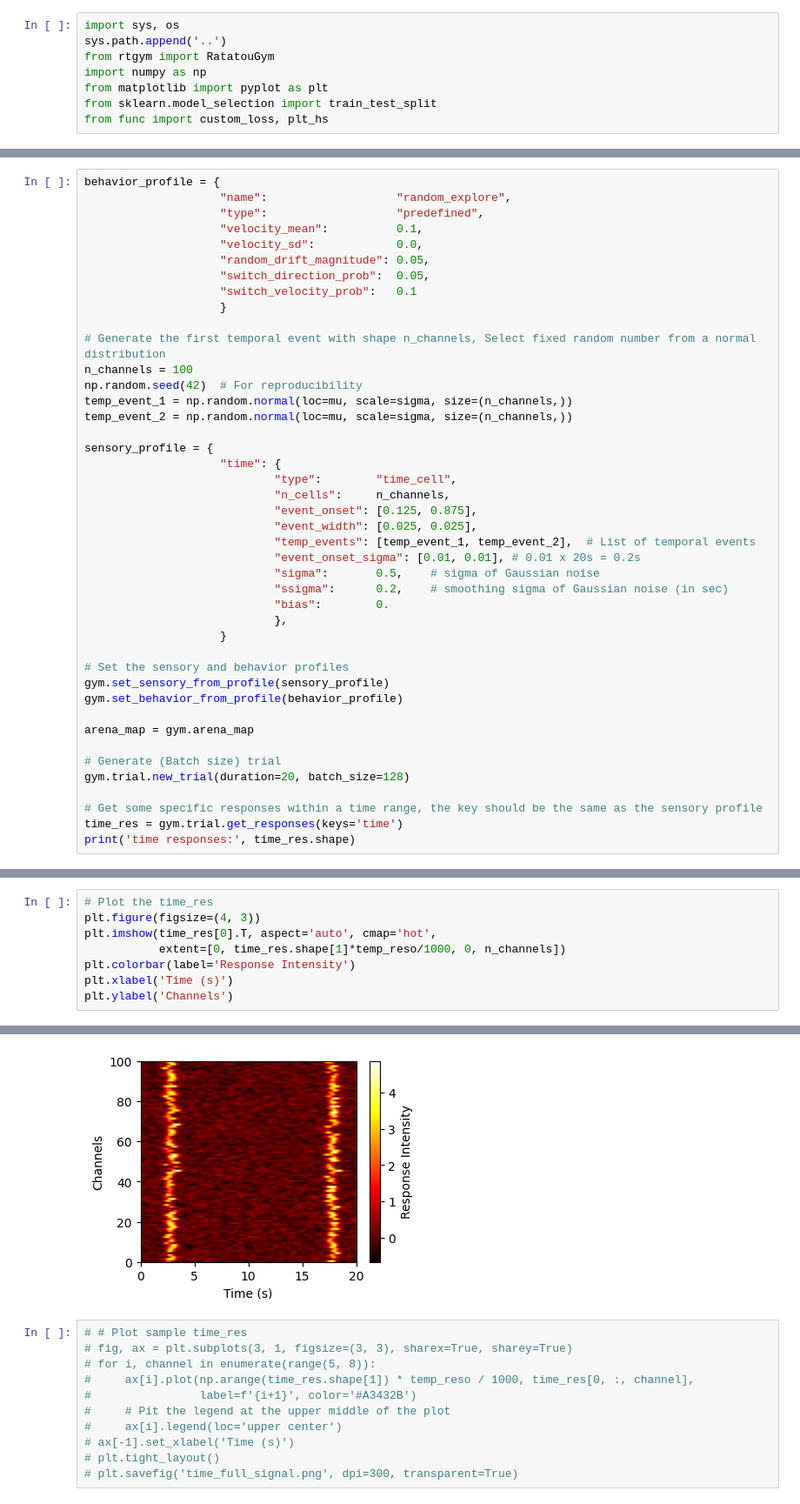
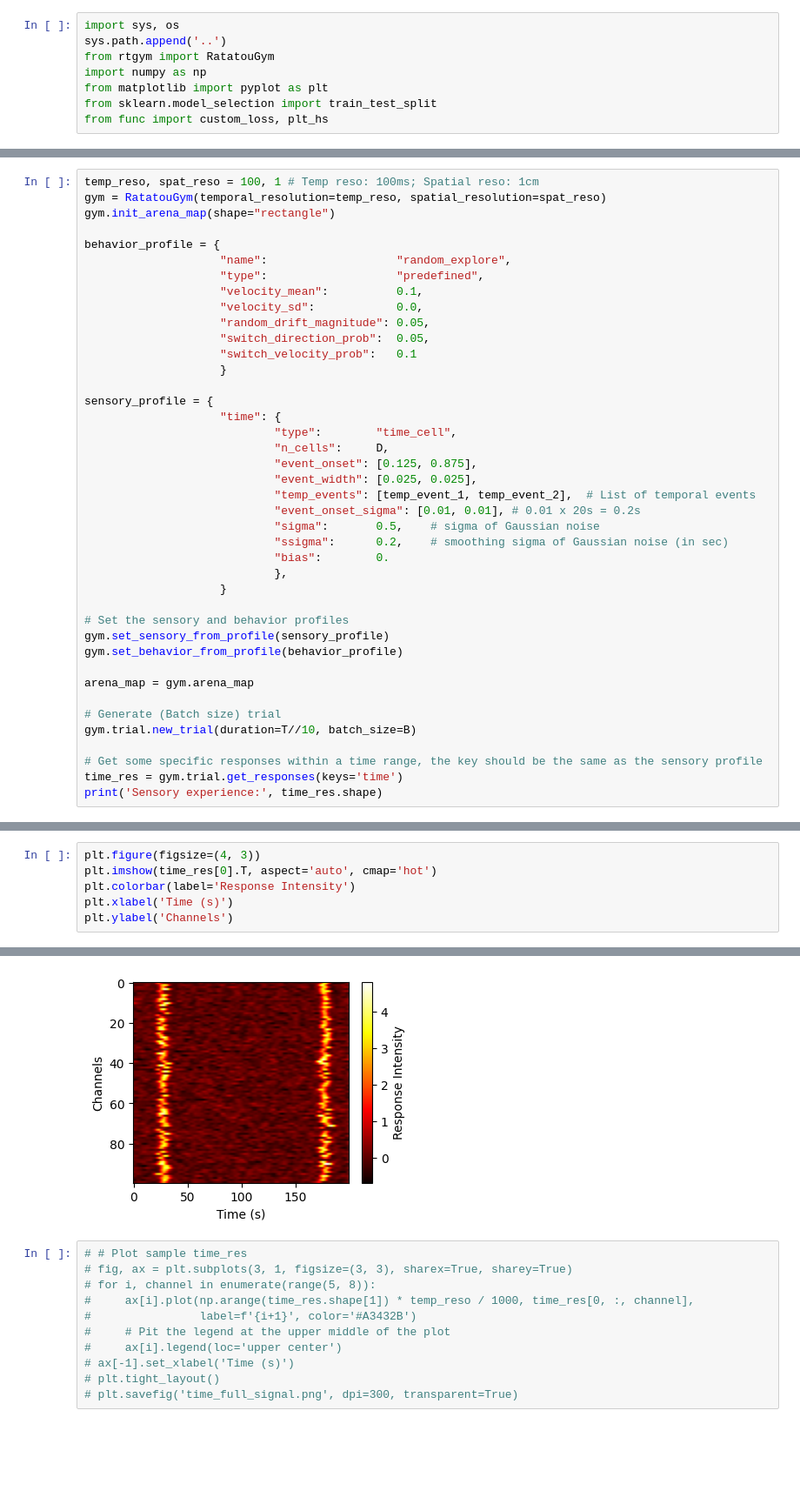
Before and after one commit to qrsyu/STCell, a Jupyter notebook: code/time_exp/2TS.ipynb, the cells around one changed output, grey strips where cells are left out. Shown at 87% size. Cells and saved outputs as stored; diff of their text form; blank space fills up the shorter version.

```diff
--- a/code/time_exp/2TS.ipynb
+++ b/code/time_exp/2TS.ipynb
@@ -65,4 +63,8 @@ plt.savefig('time_distr.png', dpi=300, transparent=True)
 # %%
+temp_reso, spat_reso = 100, 1 # Temp reso: 100ms; Spatial reso: 1cm
+gym = RatatouGym(temporal_resolution=temp_reso, spatial_resolution=spat_reso)
+gym.init_arena_map(shape="rectangle")
+
 behavior_profile = {
                     "name":                   "random_explore",
                     "type":                   "predefined",
@@ -73,16 +75,10 @@ behavior_profile = {
                     "switch_velocity_prob":   0.1
                     }
 
-# Generate the first temporal event with shape n_channels, Select fixed random number from a normal distribution
-n_channels = 100
-np.random.seed(42)  # For reproducibility
-temp_event_1 = np.random.normal(loc=mu, scale=sigma, size=(n_channels,))
-temp_event_2 = np.random.normal(loc=mu, scale=sigma, size=(n_channels,))
-
 sensory_profile = {
                     "time": {
                             "type":        "time_cell",
-                            "n_cells":     n_channels,
+                            "n_cells":     D,
                             "event_onset": [0.125, 0.875],
                             "event_width": [0.025, 0.025],
                             "temp_events": [temp_event_1, temp_event_2],  # List of temporal events
@@ -100,10 +96,10 @@ gym.set_behavior_from_profile(behavior_profile)
 arena_map = gym.arena_map
 
 # Generate (Batch size) trial
-gym.trial.new_trial(duration=20, batch_size=128)
+gym.trial.new_trial(duration=T//10, batch_size=B)
 
 # Get some specific responses within a time range, the key should be the same as the sensory profile
 time_res = gym.trial.get_responses(keys='time')
-print('time responses:', time_res.shape)
+print('Sensory experience:', time_res.shape)
 # %% [output]
 <class 'rtgym.trial.trial.Trajectory'>
@@ -122,14 +116,12 @@ dict_keys(['coords', 'hds', 'disps'])
 # %%
-# Plot the time_res
 plt.figure(figsize=(4, 3))
-plt.imshow(time_res[0].T, aspect='auto', cmap='hot',
-           extent=[0, time_res.shape[1]*temp_reso/1000, 0, n_channels])
+plt.imshow(time_res[0].T, aspect='auto', cmap='hot')
 plt.colorbar(label='Response Intensity')
 plt.xlabel('Time (s)')
 plt.ylabel('Channels')
 # %% [output]
 Text(0, 0.5, 'Channels')
-[figure, old version]
+[figure, new version]
 # %%
 # # Plot sample time_res
 # fig, ax = plt.subplots(3, 1, figsize=(3, 3), sharex=True, sharey=True)
```
Also changed, not shown: parts of 10 cells of this notebook, 1 other file.
